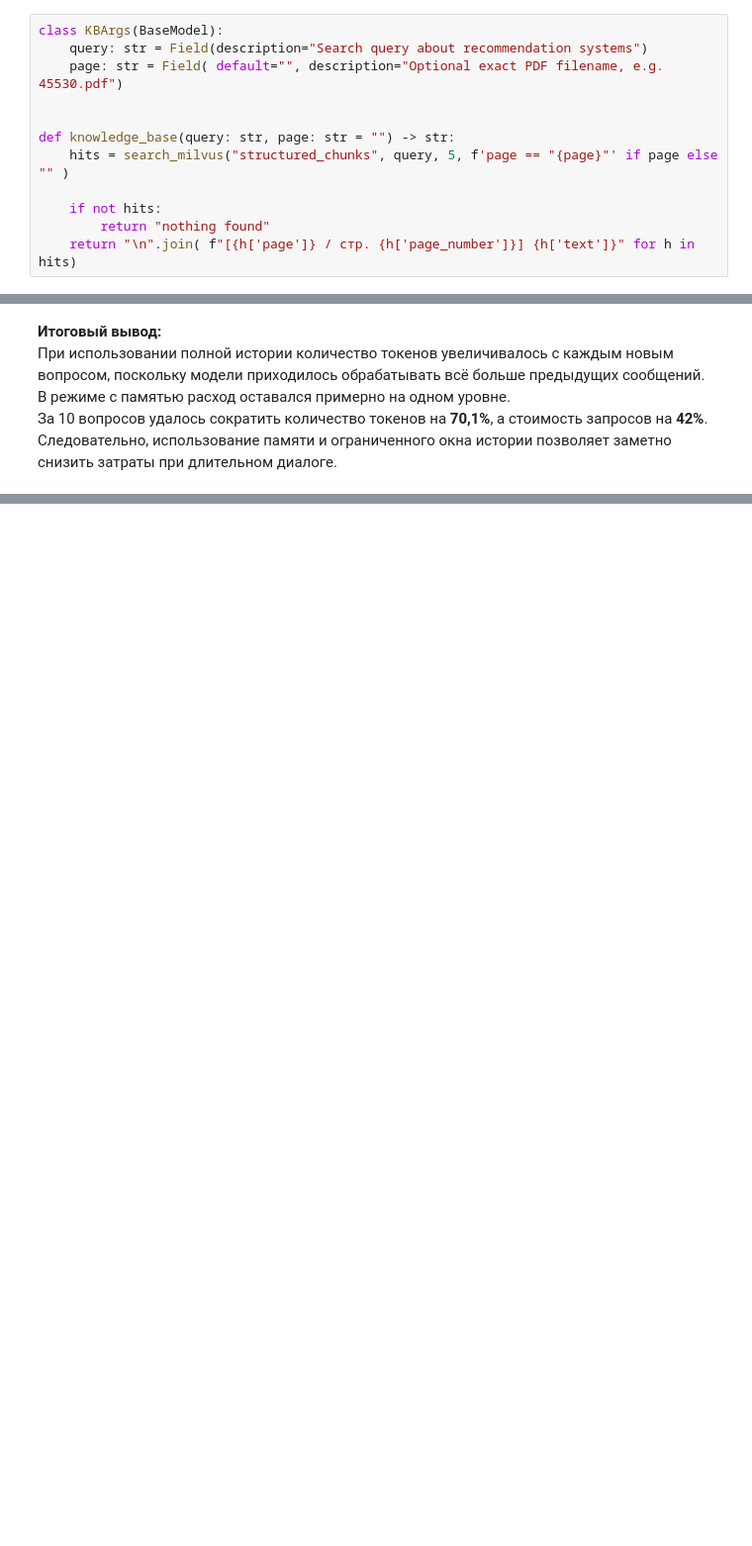
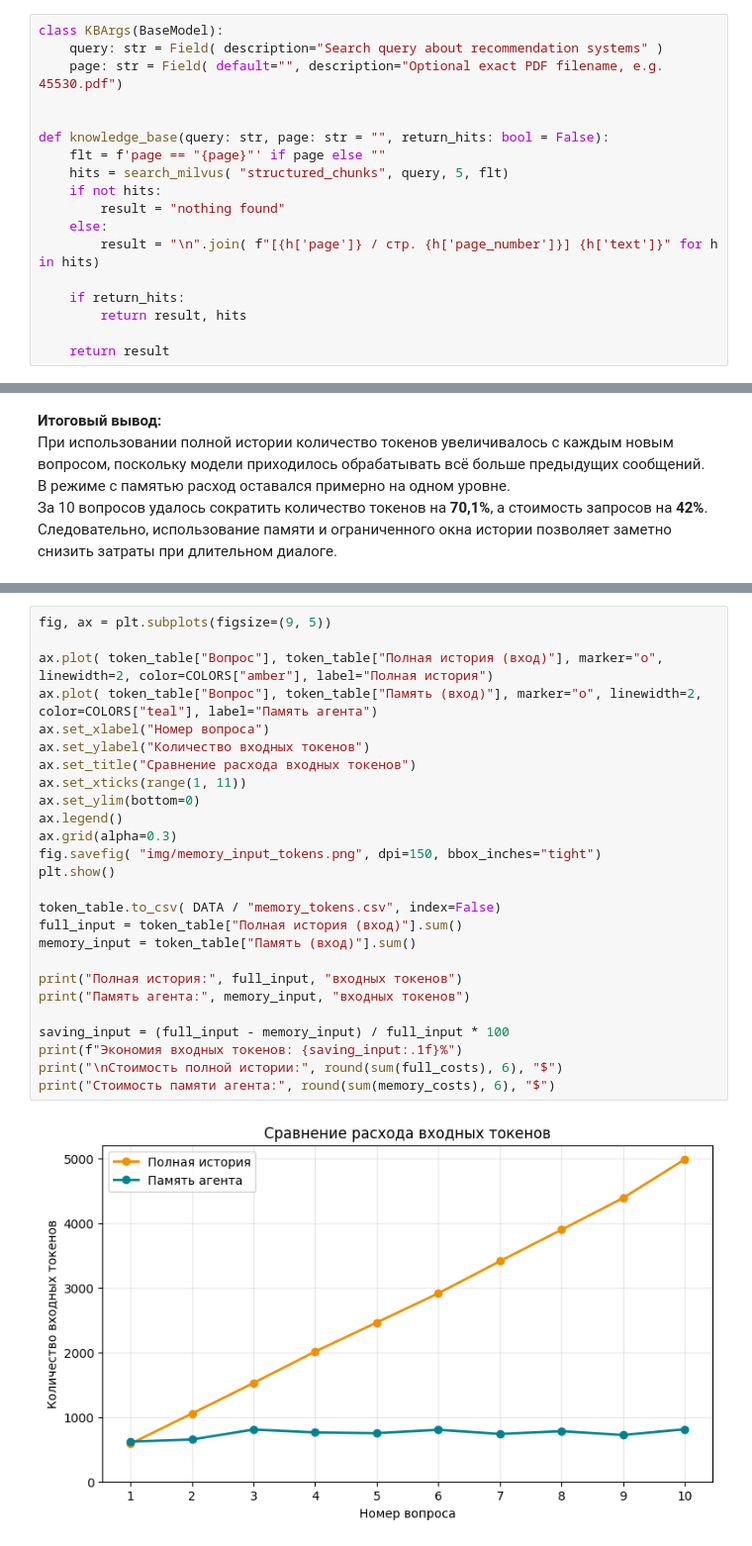
Before and after one commit to dshkkp/llm-rag-homework-02, a Jupyter notebook: homework02.ipynb, the cells around one changed output, grey strips where cells are left out. Shown at 99% size. Drawn from its saved outputs; the diff is of its cells as text; blank space fills up the shorter version.

```diff
--- a/homework02.ipynb
+++ b/homework02.ipynb
@@ -802,16 +812,22 @@ generation_errors[["model", "id", "gold", "answer"]]
 ### Поиск как инструмент агента
 # %%
 class KBArgs(BaseModel):
-    query: str = Field(description="Search query about recommendation systems")
+    query: str = Field( description="Search query about recommendation systems" )
     page: str = Field( default="", description="Optional exact PDF filename, e.g. 45530.pdf")
 
 
-def knowledge_base(query: str, page: str = "") -> str:
-    hits = search_milvus("structured_chunks", query, 5, f'page == "{page}"' if page else "" )
+def knowledge_base(query: str, page: str = "", return_hits: bool = False):
+    flt = f'page == "{page}"' if page else ""
+    hits = search_milvus( "structured_chunks", query, 5, flt)
+    if not hits:
+        result = "nothing found"
+    else:
+        result = "\n".join( f"[{h['page']} / стр. {h['page_number']}] {h['text']}" for h in hits)
 
-    if not hits:
-        return "nothing found"
-    return "\n".join( f"[{h['page']} / стр. {h['page_number']}] {h['text']}" for h in hits)
+    if return_hits:
+        return result, hits
+
+    return result
 # %%
 TOOLS = {}
 
@@ -1224,0 +1504,28 @@ plt.show()
+# %%
+fig, ax = plt.subplots(figsize=(9, 5))
+
+ax.plot( token_table["Вопрос"], token_table["Полная история (вход)"], marker="o", linewidth=2, color=COLORS["amber"], label="Полная история")
+ax.plot( token_table["Вопрос"], token_table["Память (вход)"], marker="o", linewidth=2, color=COLORS["teal"], label="Память агента")
+ax.set_xlabel("Номер вопроса")
+ax.set_ylabel("Количество входных токенов")
+ax.set_title("Сравнение расхода входных токенов")
+ax.set_xticks(range(1, 11))
+ax.set_ylim(bottom=0)
+ax.legend()
+ax.grid(alpha=0.3)
+fig.savefig( "img/memory_input_tokens.png", dpi=150, bbox_inches="tight")
+plt.show()
+
+token_table.to_csv( DATA / "memory_tokens.csv", index=False)
+full_input = token_table["Полная история (вход)"].sum()
+memory_input = token_table["Память (вход)"].sum()
+
+print("Полная история:", full_input, "входных токенов")
+print("Память агента:", memory_input, "входных токенов")
+
+saving_input = (full_input - memory_input) / full_input * 100
+print(f"Экономия входных токенов: {saving_input:.1f}%")
+print("\nСтоимость полной истории:", round(sum(full_costs), 6), "$")
+print("Стоимость памяти агента:", round(sum(memory_costs), 6), "$")
+# %% [output]
+[figure, added]
```
Also changed, not shown: parts of 24 cells of this notebook, 12 other files.
